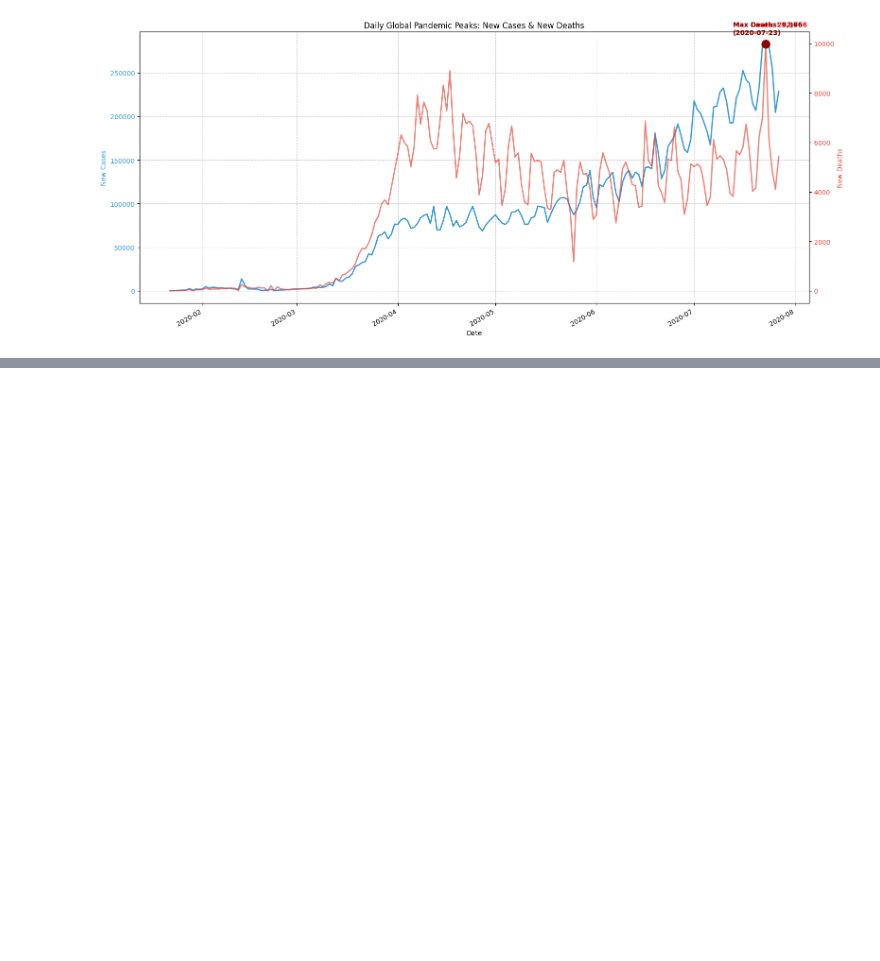
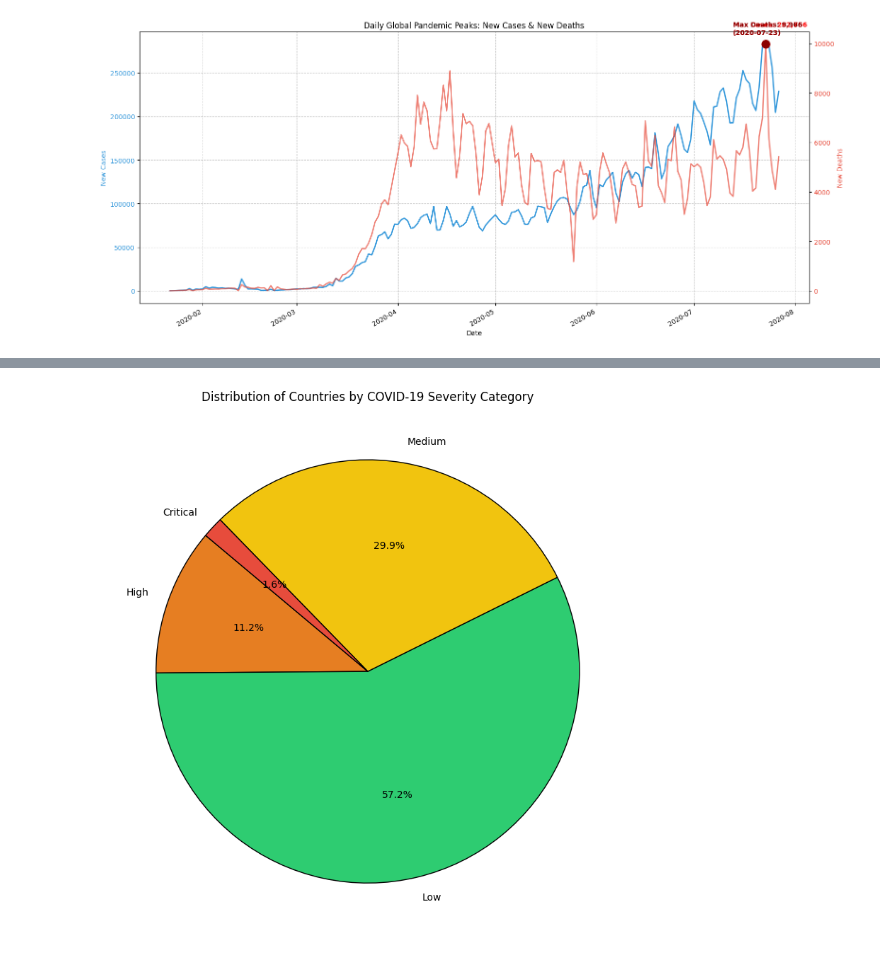
Before and after one commit to anshkhare1607-web/CovidPySpark, a Jupyter notebook: main.ipynb, the cells around one changed output, grey strips where cells are left out. Cells and saved outputs as stored; diff of their text form; code cells hidden in the pictures; blank space fills up the shorter version.

```diff
--- a/main.ipynb
+++ b/main.ipynb
@@ -1517,0 +1522,19 @@ plt.show()
+# %%
+# Severity Category column based on Confirmed cases
+df_severity = df_country_wise_latest.withColumn(
+    "Severity Category",
+    when(col("Confirmed") < 10000, "Low")
+    .when((col("Confirmed") >= 10000) & (col("Confirmed") < 100000), "Medium")
+    .when((col("Confirmed") >= 100000) & (col("Confirmed") <= 1000000), "High")
+    .otherwise("Critical")
+)
+
+# to get the count of countries
+df_severity_distribution = df_severity.groupBy("Severity Category").count()
+
+# sample output and the overall distribution
+print("Sample output")
+df_severity.select("Country/Region", "Confirmed", "Severity Category").show(10, truncate=False)
+
+print("\nSeverity")
+df_severity_distribution.show()
@@ -1517,0 +1559,32 @@ plt.show()
+# %%
+
+# Convert to Pandas for visualization
+df_severity_pd = df_severity_distribution.toPandas()
+
+# Define specific colors for each severity level to make the chart intuitive
+color_map = {
+    "Low": "#2ecc71",       # Green
+    "Medium": "#f1c40f",    # Yellow
+    "High": "#e67e22",      # Orange
+    "Critical": "#e74c3c"   # Red
+}
+
+# mapping the colors to their corresponding categories
+pie_colors = [color_map[category] for category in df_severity_pd["Severity Category"]]
+
+# Plot: Pie Chart
+plt.figure(figsize=(8, 8))
+plt.pie(
+    df_severity_pd["count"],
+    labels=df_severity_pd["Severity Category"],
+    autopct="%1.1f%%",
+    startangle=140,
+    colors=pie_colors,
+    wedgeprops={'edgecolor': 'black', 'linewidth': 1}
+)
+
+plt.title("Distribution of Countries by COVID-19 Severity Category")
+plt.tight_layout()
+plt.show()
+# %% [output]
+[figure, added]
```
Also changed, not shown: parts of 2 cells of this notebook.
